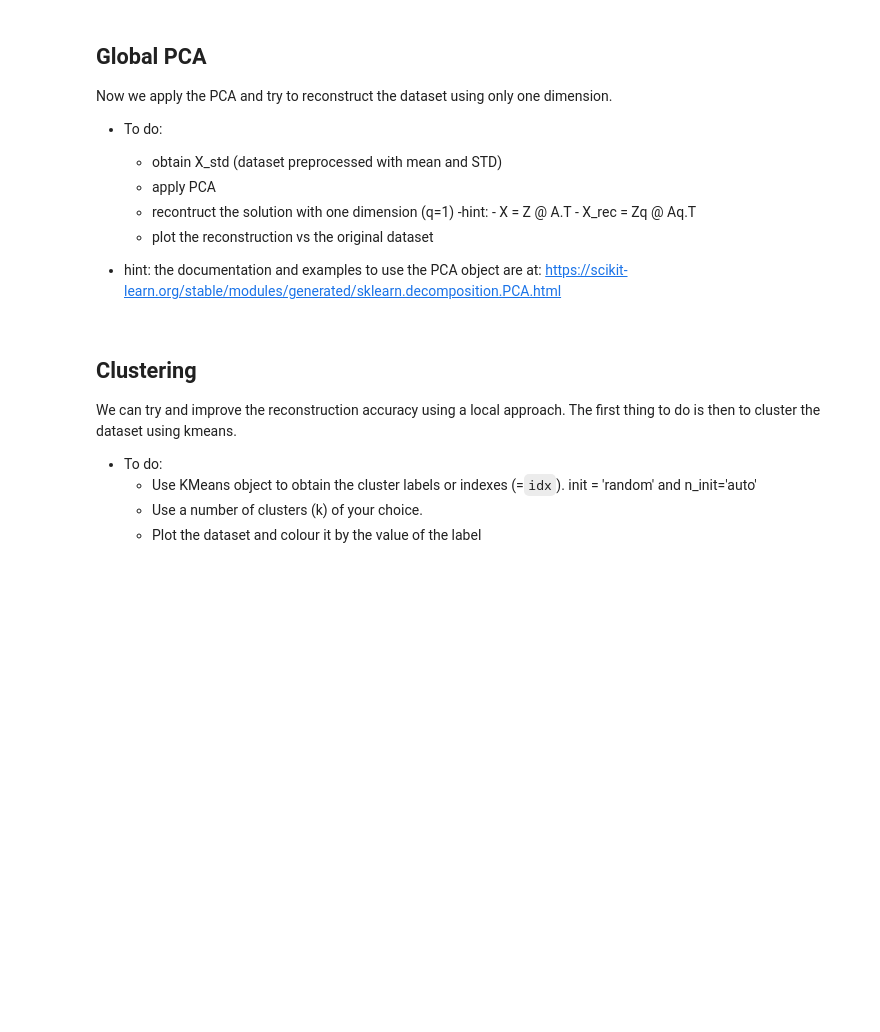
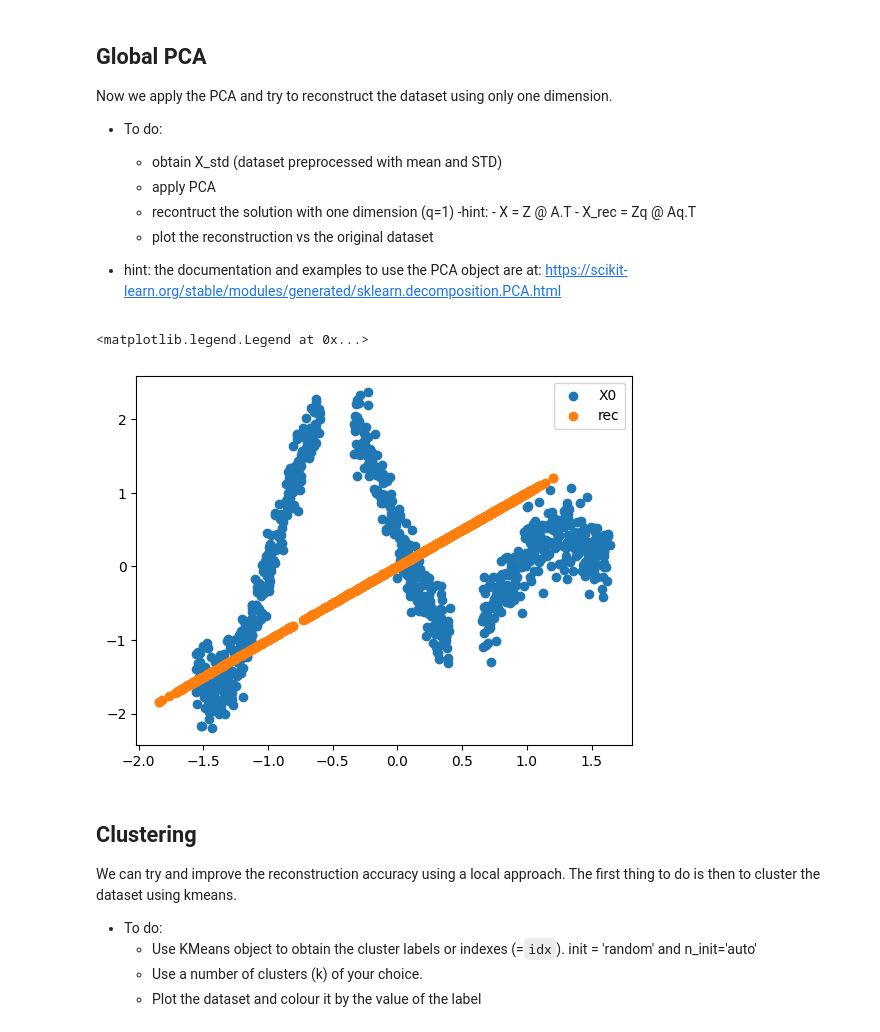
Before and after one commit to Warre-y/Data-Driven-Engineering, a Jupyter notebook: Clustering/exercise1.ipynb, the cells around one changed output. Saved outputs shown, nothing was run; the diff lists cells and outputs as text; code cells hidden in the pictures; blank space fills up the shorter version.

```diff
--- a/Clustering/exercise1.ipynb
+++ b/Clustering/exercise1.ipynb
@@ -102,9 +118,29 @@ Now we apply the PCA and try to reconstruct the dataset using only one dimension
  - hint: the documentation and examples to use the PCA object are at:
        https://scikit-learn.org/stable/modules/generated/sklearn.decomposition.PCA.html
 # %%
+from sklearn.decomposition import PCA
+from sklearn.preprocessing import StandardScaler
+
+
+
+X0 = StandardScaler().fit_transform(X)
+
+# Step 2: Apply PCA
+pca = PCA(n_components=1)  # we willen 1D
+X_pca = pca.fit_transform(X0)
+X_rec = pca.inverse_transform(X_pca)
+
+plt.scatter(X0[:,0], X0[:, 1], label="X0")
+plt.scatter(X_rec[:,0], X_rec[:, 1], label="rec")
+plt.legend()
+
+
 # To do:
 # - Apply PCA
 # - Reconstruct with a single PC
+# %% [output]
+<matplotlib.legend.Legend at 0x...>
+[figure, added]
 # %% [markdown]
 ## Clustering
 
```
Also changed, not shown: parts of 2 cells of this notebook.
